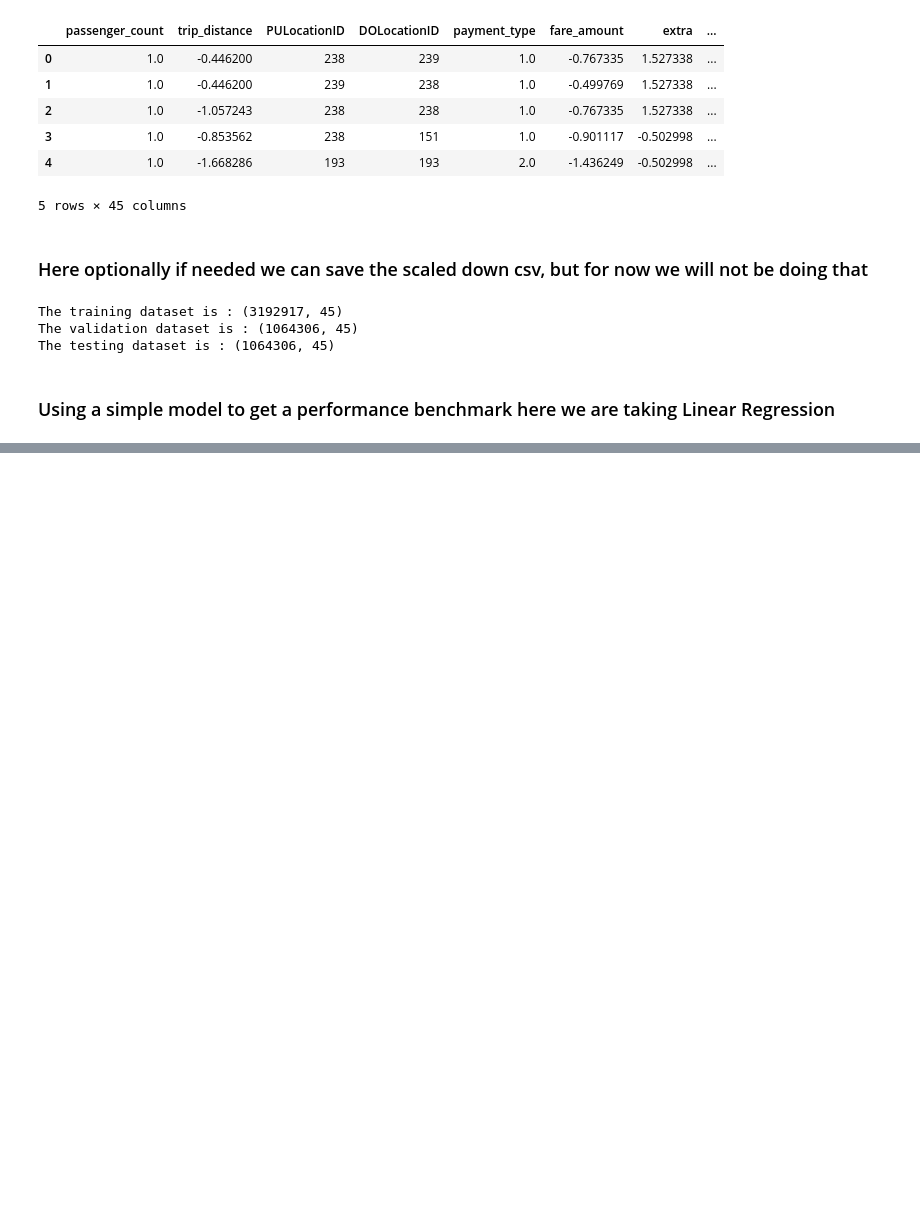
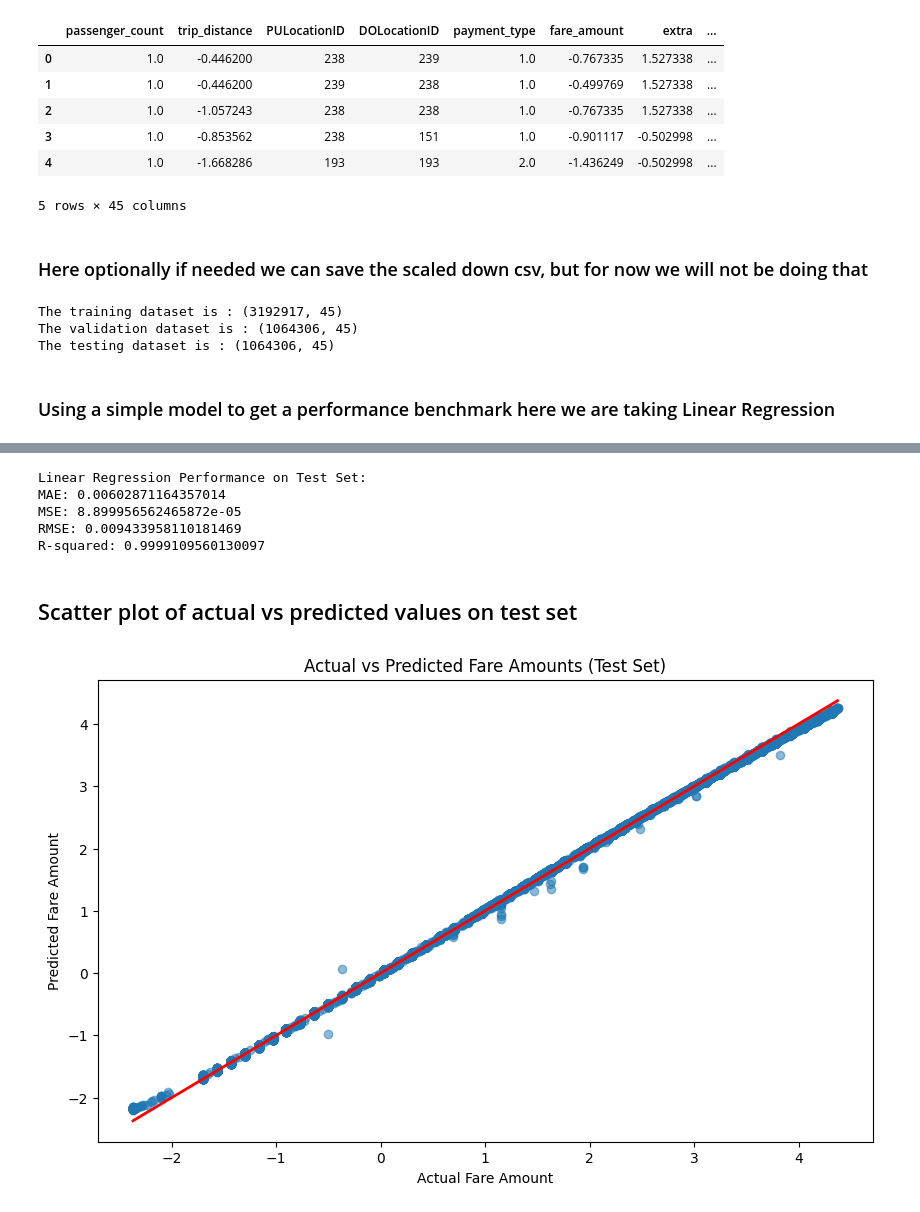
Before and after one commit to LongD3Ad/Taxi-Fare, a Jupyter notebook: Taxi_model.ipynb, the cells around one changed output, grey strips where cells are left out. Saved outputs shown, nothing was run; the diff lists cells and outputs as text; code cells hidden in the pictures; blank space fills up the shorter version.

```diff
--- a/Taxi_model.ipynb
+++ b/Taxi_model.ipynb
@@ -180,0 +214,35 @@ R-squared: 0.9999115445898294
+# %%
+test_predictions = linear_model.predict(test_df.drop('fare_amount', axis=1))
+
+# Evaluate the model's performance on the test set
+test_mae = mean_absolute_error(test_df['fare_amount'], test_predictions)
+test_mse = mean_squared_error(test_df['fare_amount'], test_predictions)
+test_rmse = test_mse ** 0.5
+test_r2 = r2_score(test_df['fare_amount'], test_predictions)
+
+# Display the results
+print(f"Linear Regression Performance on Test Set:")
+print(f"MAE: {test_mae}")
+print(f"MSE: {test_mse}")
+print(f"RMSE: {test_rmse}")
+print(f"R-squared: {test_r2}")
+# %% [output]
+Linear Regression Performance on Test Set:
+MAE: 0.00602871164357014
+MSE: 8.899956562465872e-05
+RMSE: 0.009433958110181469
+R-squared: 0.9999109560130097
+# %% [markdown]
+## Scatter plot of actual vs predicted values on test set
+# %%
+plt.figure(figsize=(10, 6))
+plt.scatter(test_df['fare_amount'], test_predictions, alpha=0.5)
+plt.plot([test_df['fare_amount'].min(), test_df['fare_amount'].max()],
+         [test_df['fare_amount'].min(), test_df['fare_amount'].max()],
+         'r', lw=2)
+plt.title('Actual vs Predicted Fare Amounts (Test Set)')
+plt.xlabel('Actual Fare Amount')
+plt.ylabel('Predicted Fare Amount')
+plt.show()
+# %% [output]
+[figure, added]
```
Also changed, not shown: parts of 23 cells of this notebook.
